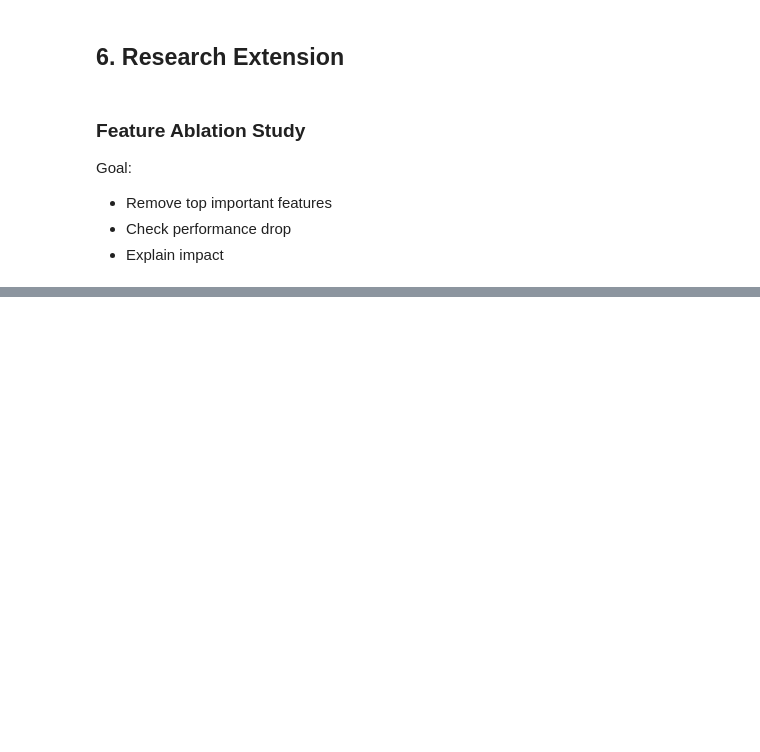
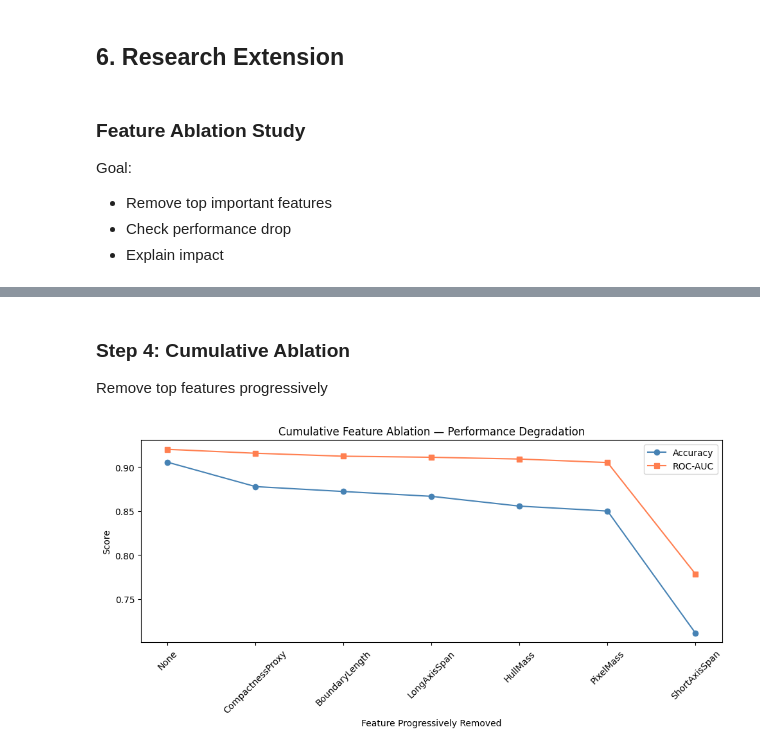
Before and after one commit to mulayvaibhav/agri_supply_chain_visual_inspection_system, a Jupyter notebook: ML_Assignment_1.ipynb, the cells around one changed output, grey strips where cells are left out. Cells and saved outputs as stored; diff of their text form; code cells hidden in the pictures; blank space fills up the shorter version.

Commit message:
remaining parts

```diff
--- a/ML_Assignment_1.ipynb
+++ b/ML_Assignment_1.ipynb
@@ -1183,0 +1316,54 @@ Removing top 5 features still keeps accuracy unchanged, it means:
+# %% [markdown]
+### Step 4: Cumulative Ablation
+
+Remove top features progressively
+# %%
+cumulative_results = []
+remaining_features = feature_ranking.copy()
+
+for i in range(len(feature_ranking) - 1):
+    # Remove top i+1 features
+    features_to_drop = feature_ranking[:i+1]
+    features_kept = [f for f in feature_ranking if f not in features_to_drop]
+
+    X_train_cum = X_train[features_kept]
+    X_test_cum = X_test[features_kept]
+
+    model = LogisticRegression(
+        C=grid_lr.best_params_['C'],
+        penalty=grid_lr.best_params_['penalty'],
+        solver='liblinear',
+        max_iter=1000
+    )
+    model.fit(X_train_cum, y_train)
+
+    acc = accuracy_score(y_test, model.predict(X_test_cum))
+    auc = roc_auc_score(y_test, model.predict_proba(X_test_cum)[:, 1])
+
+    cumulative_results.append({
+        'Features Removed': i + 1,
+        'Last Dropped': feature_ranking[i],
+        'Accuracy': round(acc, 4),
+        'ROC-AUC': round(auc, 4)
+    })
+
+cum_df = pd.DataFrame(cumulative_results)
+
+# Plot
+plt.figure(figsize=(10, 5))
+plt.plot([0] + list(cum_df['Features Removed']),
+         [baseline_acc] + list(cum_df['Accuracy']),
+         marker='o', color='steelblue', label='Accuracy')
+plt.plot([0] + list(cum_df['Features Removed']),
+         [baseline_auc] + list(cum_df['ROC-AUC']),
+         marker='s', color='coral', label='ROC-AUC')
+plt.xticks(range(len(feature_ranking)),
+           ['None'] + feature_ranking[:-1], rotation=45)
+plt.xlabel('Feature Progressively Removed')
+plt.ylabel('Score')
+plt.title('Cumulative Feature Ablation — Performance Degradation')
+plt.legend()
+plt.tight_layout()
+plt.show()
+# %% [output]
+[figure, added]
```
Also changed, not shown: parts of 41 cells of this notebook.
